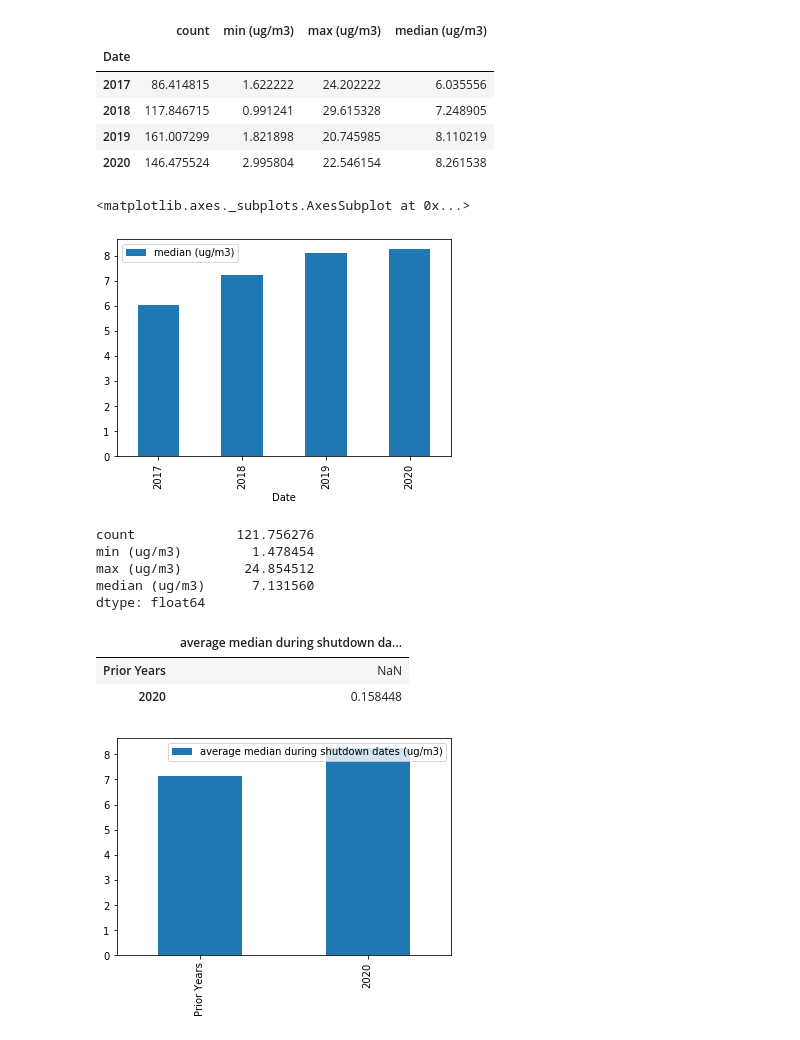
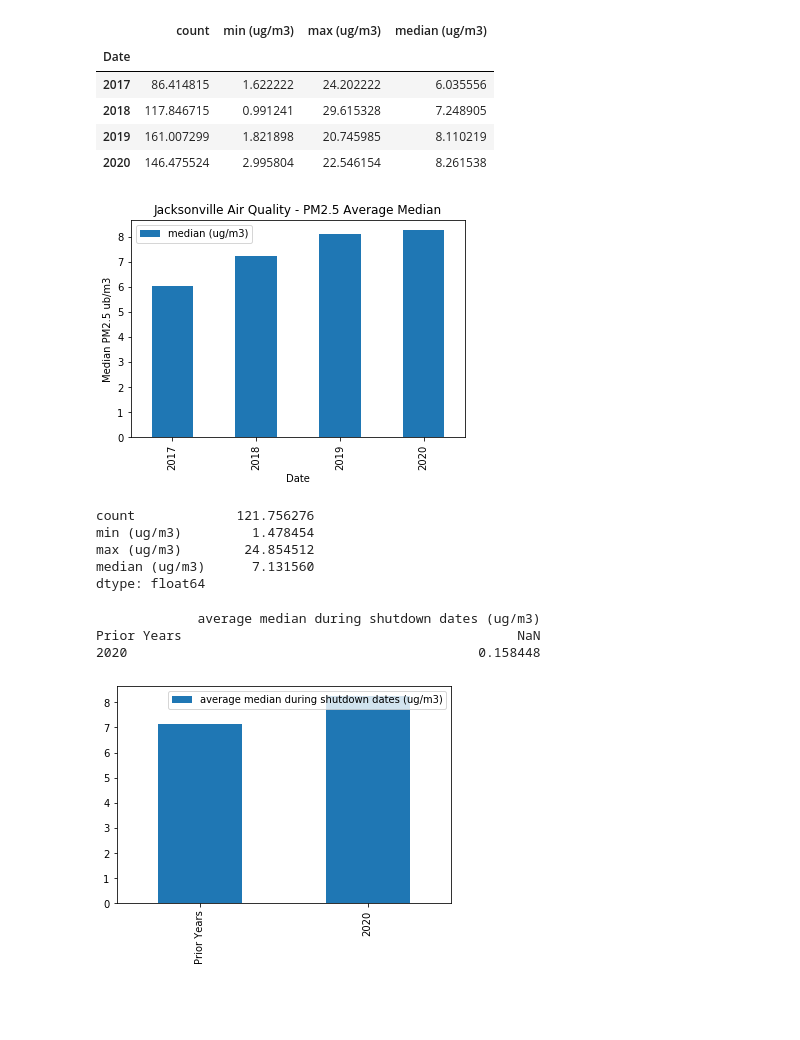
Before and after one commit to markwsutton/AirQualityProject, a Jupyter notebook: Jacksonville_AQI_analysis.ipynb, the cells around one changed output. Saved outputs shown, nothing was run; the diff lists cells and outputs as text; code cells hidden in the pictures; blank space fills up the shorter version.

```diff
--- a/Jacksonville_AQI_analysis.ipynb
+++ b/Jacksonville_AQI_analysis.ipynb
@@ -138,11 +139,14 @@ bar_plot_info
 | 2018 | 117.846715 | 0.991241 | 29.615328 | 7.248905 |
 | 2019 | 161.007299 | 1.821898 | 20.745985 | 8.110219 |
 | 2020 | 146.475524 | 2.995804 | 22.546154 | 8.261538 |
-# %%
-bar_plot_info.plot(kind="bar", y="median (ug/m3)")
-# %% [output]
-<matplotlib.axes._subplots.AxesSubplot at 0x...>
-[figure, removed]
+# %%
+#plot of average medians
+bar_plot_info.plot(kind="bar", y="median (ug/m3)")
+plt.ylabel("Median PM2.5 ub/m3")
+plt.title("Jacksonville Air Quality - PM2.5 Average Median")
+plt.savefig("./Jacksonville_pm25med.png")
+# %% [output]
+[figure, added]
 # %%
 #combine three previous years into an average median value
 prior_years_df = bar_plot_info.loc[bar_plot_info.index<2020]
@@ -160,9 +164,10 @@ summary_bar_plot = pd.DataFrame({"average median during shutdown dates (ug/m3)":
                                 index=["Prior Years", "2020"])
 
 summary_bar_plot.plot(kind="bar")
-summary_bar_plot.pct_change()
+print(summary_bar_plot.pct_change())
+plt.savefig("./Jacksonville_pm25combined.png")
 # %% [output]
-|  | average median during shutdown da... |
-| Prior Years | NaN |
-| 2020 | 0.158448 |
+             average median during shutdown dates (ug/m3)
+Prior Years                                           NaN
+2020                                             0.158448
 [figure]
```
Also changed, not shown: parts of 7 cells of this notebook, 2 other files.
